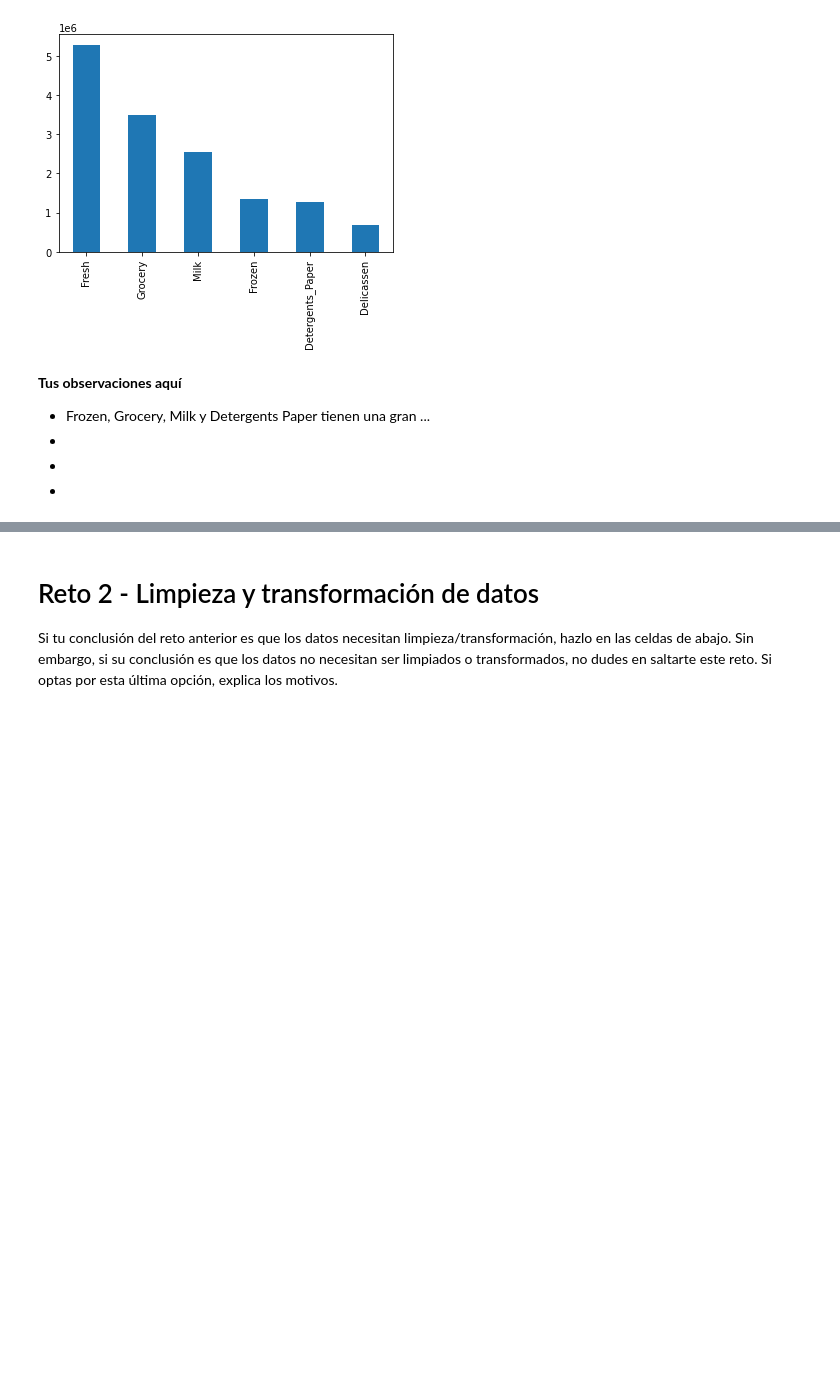
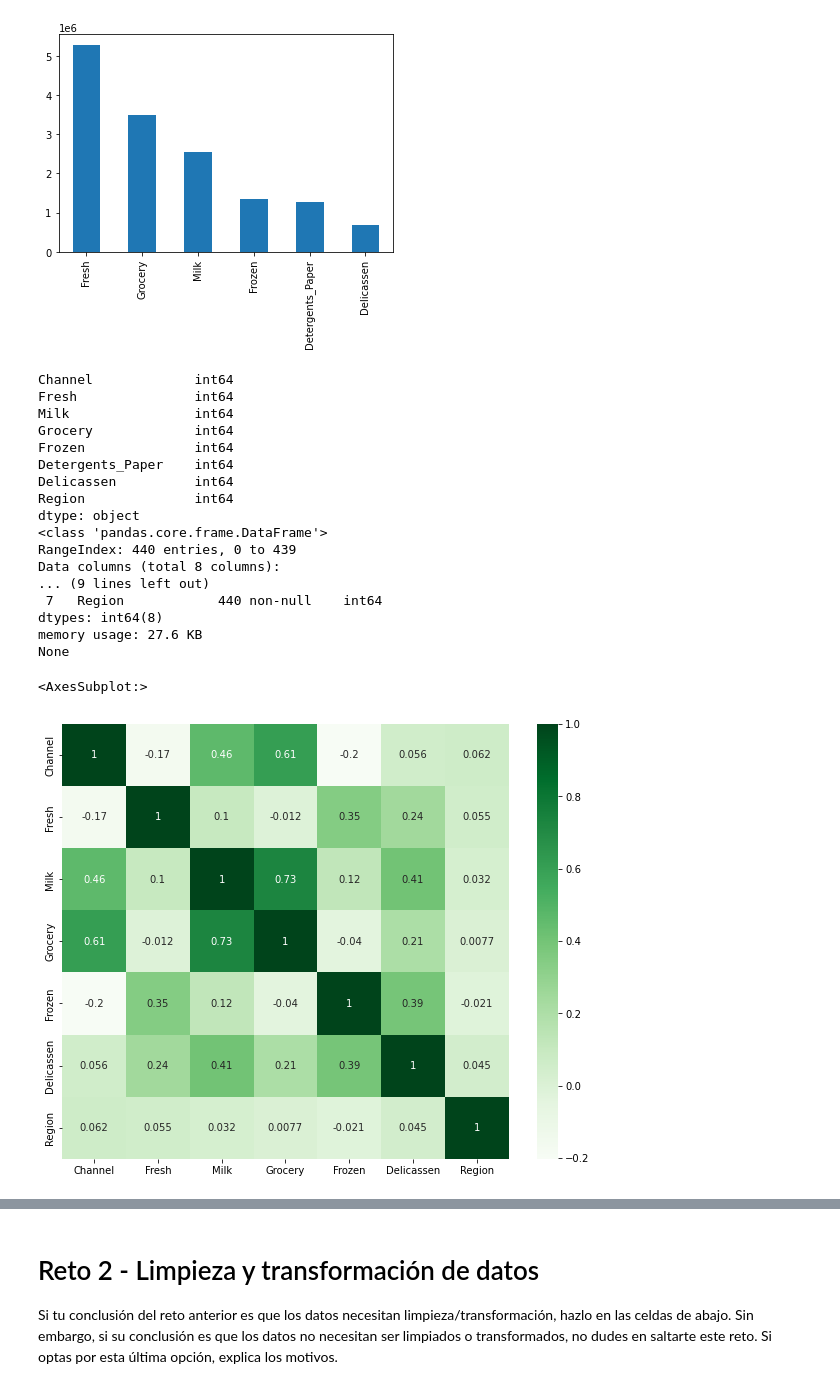
Before and after one commit to ivanseldas/lab-unsupervised-learning-es, a Jupyter notebook: your-code/main-esp.ipynb, the cells around one changed output, grey strips where cells are left out. Drawn from its saved outputs; the diff is of its cells as text; code cells hidden in the pictures; blank space fills up the shorter version.

```diff
--- a/your-code/main-esp.ipynb
+++ b/your-code/main-esp.ipynb
@@ -101,10 +119,36 @@ product_totals.plot(kind='bar')
 # %% [output]
 <AxesSubplot:>
 [figure]
-# %% [markdown]
-**Tus observaciones aquí**
-
-+ Frozen, Grocery, Milk y Detergents Paper tienen una gran ...
-+
-+
-+
+# %%
+# Dtypes = int : no need to convert data
+print(df.dtypes)
+
+# No null values
+print(df.info())
+
+# Correlation matrix
+corr_matrix = df.corr()
+
+# Plotting correlation matrix dropping 'Detergents_Paper' from matrix due to having high correlation with other variables
+plt.figure(figsize=(10,8))
+sns.heatmap(corr_matrix.drop(columns='Detergents_Paper', index='Detergents_Paper'), annot=True, cmap='Greens')
+# %% [output]
+Channel             int64
+Fresh               int64
+Milk                int64
+Grocery             int64
+Frozen              int64
+Detergents_Paper    int64
+Delicassen          int64
+Region              int64
+dtype: object
+<class 'pandas.core.frame.DataFrame'>
+RangeIndex: 440 entries, 0 to 439
+Data columns (total 8 columns):
+... (9 lines left out)
+ 7   Region            440 non-null    int64
+dtypes: int64(8)
+memory usage: 27.6 KB
+None
+<AxesSubplot:>
+[figure, added]
```
Also changed, not shown: parts of 15 cells of this notebook.
